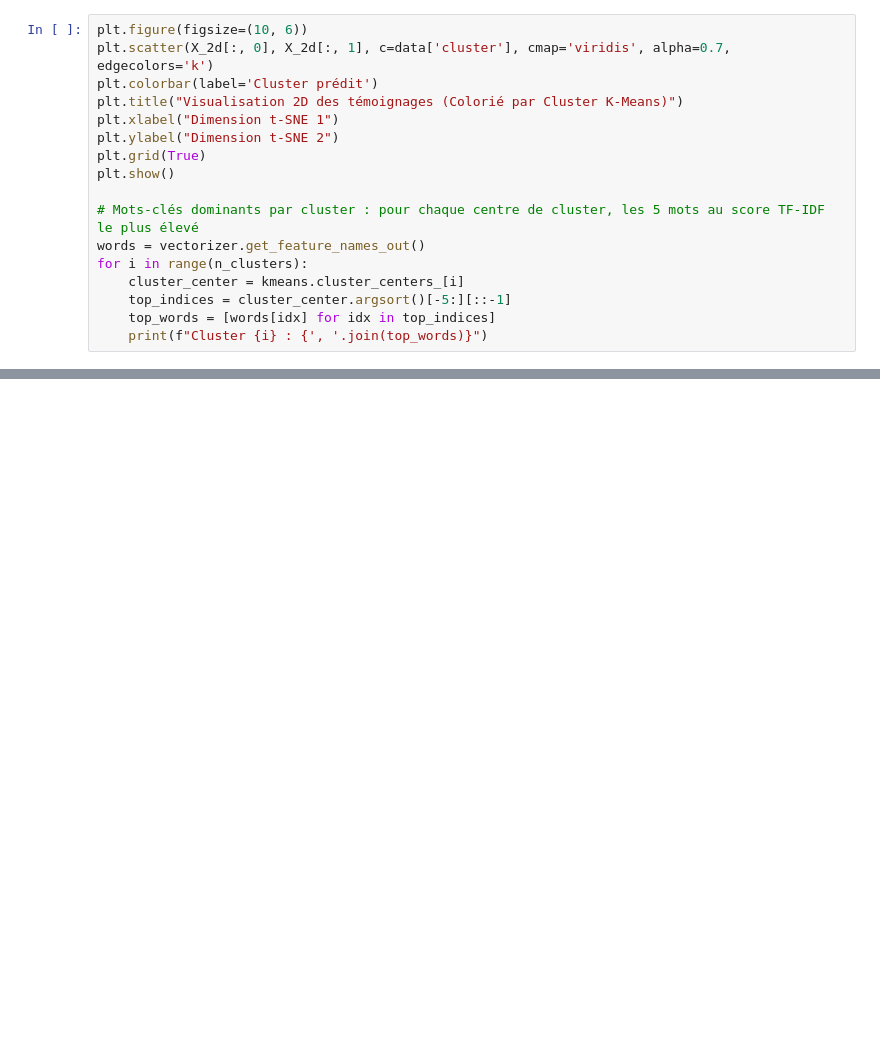
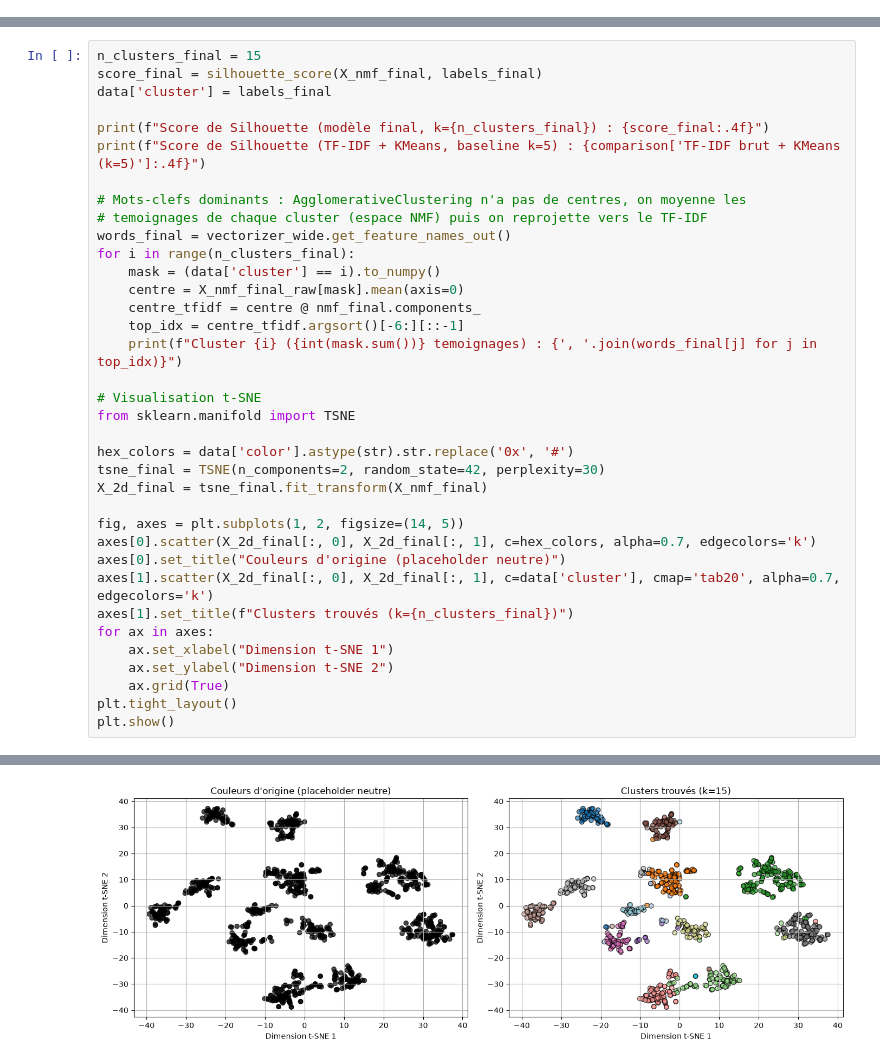
Before and after one commit to LouiSvon/cvrie, a Jupyter notebook: notebooks/unsupervised_learning.ipynb, the cells around one changed output, grey strips where cells are left out. Cells and saved outputs as stored; diff of their text form; blank space fills up the shorter version.

```diff
--- a/notebooks/unsupervised_learning.ipynb
+++ b/notebooks/unsupervised_learning.ipynb
@@ -246,17 +0,0 @@ On affiche d'abord les clusters trouvés sur le graphique t-SNE (coloré cette f
-# %%
-plt.figure(figsize=(10, 6))
-plt.scatter(X_2d[:, 0], X_2d[:, 1], c=data['cluster'], cmap='viridis', alpha=0.7, edgecolors='k')
-plt.colorbar(label='Cluster prédit')
-plt.title("Visualisation 2D des témoignages (Colorié par Cluster K-Means)")
-plt.xlabel("Dimension t-SNE 1")
-plt.ylabel("Dimension t-SNE 2")
-plt.grid(True)
-plt.show()
-
-# Mots-clés dominants par cluster : pour chaque centre de cluster, les 5 mots au score TF-IDF le plus élevé
-words = vectorizer.get_feature_names_out()
-for i in range(n_clusters):
-    cluster_center = kmeans.cluster_centers_[i]
-    top_indices = cluster_center.argsort()[-5:][::-1]
-    top_words = [words[idx] for idx in top_indices]
-    print(f"Cluster {i} : {', '.join(top_words)}")
@@ -882,0 +168,37 @@ statistique définitive.
+# %%
+n_clusters_final = 15
+score_final = silhouette_score(X_nmf_final, labels_final)
+data['cluster'] = labels_final
+
+print(f"Score de Silhouette (modèle final, k={n_clusters_final}) : {score_final:.4f}")
+print(f"Score de Silhouette (TF-IDF + KMeans, baseline k=5) : {comparison['TF-IDF brut + KMeans (k=5)']:.4f}")
+
+# Mots-clefs dominants : AgglomerativeClustering n'a pas de centres, on moyenne les
+# temoignages de chaque cluster (espace NMF) puis on reprojette vers le TF-IDF
+words_final = vectorizer_wide.get_feature_names_out()
+for i in range(n_clusters_final):
+    mask = (data['cluster'] == i).to_numpy()
+    centre = X_nmf_final_raw[mask].mean(axis=0)
+    centre_tfidf = centre @ nmf_final.components_
+    top_idx = centre_tfidf.argsort()[-6:][::-1]
+    print(f"Cluster {i} ({int(mask.sum())} temoignages) : {', '.join(words_final[j] for j in top_idx)}")
+
+# Visualisation t-SNE
+from sklearn.manifold import TSNE
+
+hex_colors = data['color'].astype(str).str.replace('0x', '#')
+tsne_final = TSNE(n_components=2, random_state=42, perplexity=30)
+X_2d_final = tsne_final.fit_transform(X_nmf_final)
+
+fig, axes = plt.subplots(1, 2, figsize=(14, 5))
+axes[0].scatter(X_2d_final[:, 0], X_2d_final[:, 1], c=hex_colors, alpha=0.7, edgecolors='k')
+axes[0].set_title("Couleurs d'origine (placeholder neutre)")
+axes[1].scatter(X_2d_final[:, 0], X_2d_final[:, 1], c=data['cluster'], cmap='tab20', alpha=0.7, edgecolors='k')
+axes[1].set_title(f"Clusters trouvés (k={n_clusters_final})")
+for ax in axes:
+    ax.set_xlabel("Dimension t-SNE 1")
+    ax.set_ylabel("Dimension t-SNE 2")
+    ax.grid(True)
+plt.tight_layout()
+plt.show()
+# %% [output]
@@ -882,0 +222 @@ statistique définitive.
+[figure, added]
```
Also changed, not shown: parts of 60 cells of this notebook.
